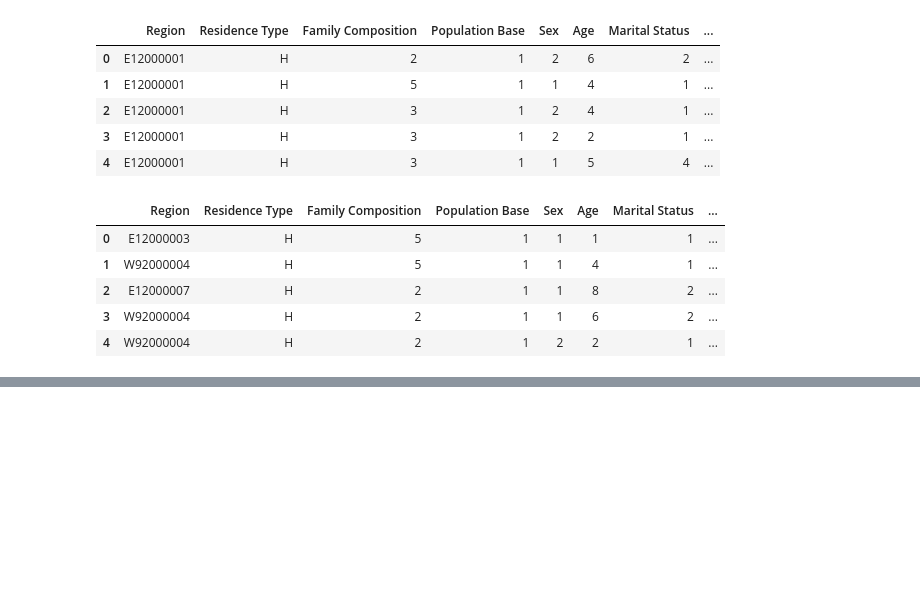
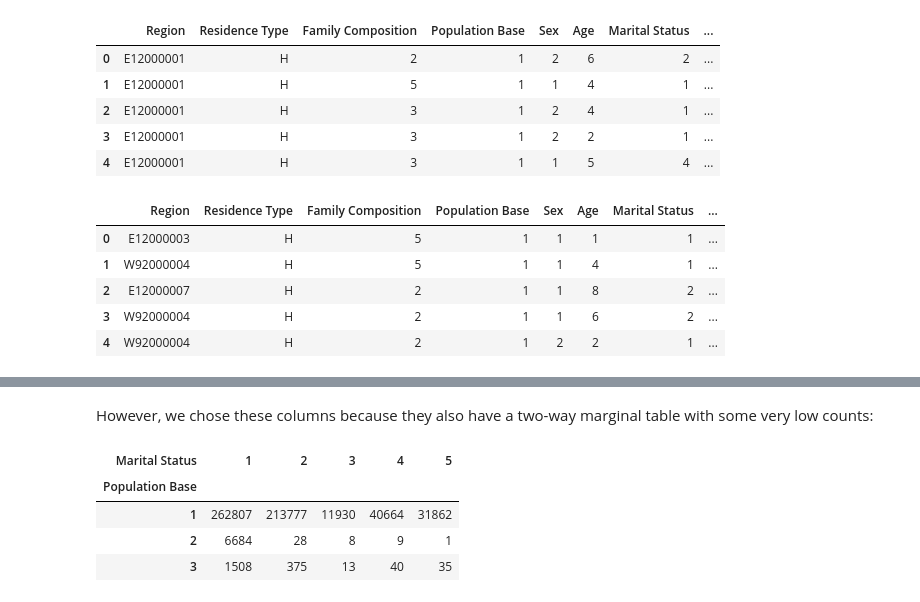
Before and after one commit to datasciencecampus/mst-demo, a Jupyter notebook: main.ipynb, the cells around one changed output, grey strips where cells are left out. Saved outputs shown, nothing was run; the diff lists cells and outputs as text; code cells hidden in the pictures; blank space fills up the shorter version.

```diff
--- a/main.ipynb
+++ b/main.ipynb
@@ -248,0 +357,19 @@ synth.df.pipe(decode_data, encoder).head()
+# %% [markdown]
+However, we chose these columns because they also have a two-way marginal table with some very low counts:
+# %%
+def center_frame(df):
+    """Render a dataframe in the center of the page."""
+
+    html = '<div style="display:flex; justify-content:center">'
+    html += df.to_html()
+    html += "</div>"
+
+    display(HTML(html))
+# %%
+center_frame(calculate_marginal_table(data, pair, encoder))
+# %% [output]
+| Marital Status | 1 | 2 | 3 | 4 | 5 |
+| Population Base |  |  |  |  |  |
+| 1 | 262807 | 213777 | 11930 | 40664 | 31862 |
+| 2 | 6684 | 28 | 8 | 9 | 1 |
+| 3 | 1508 | 375 | 13 | 40 | 35 |
```
Also changed, not shown: parts of 26 cells of this notebook, 1 other file.
